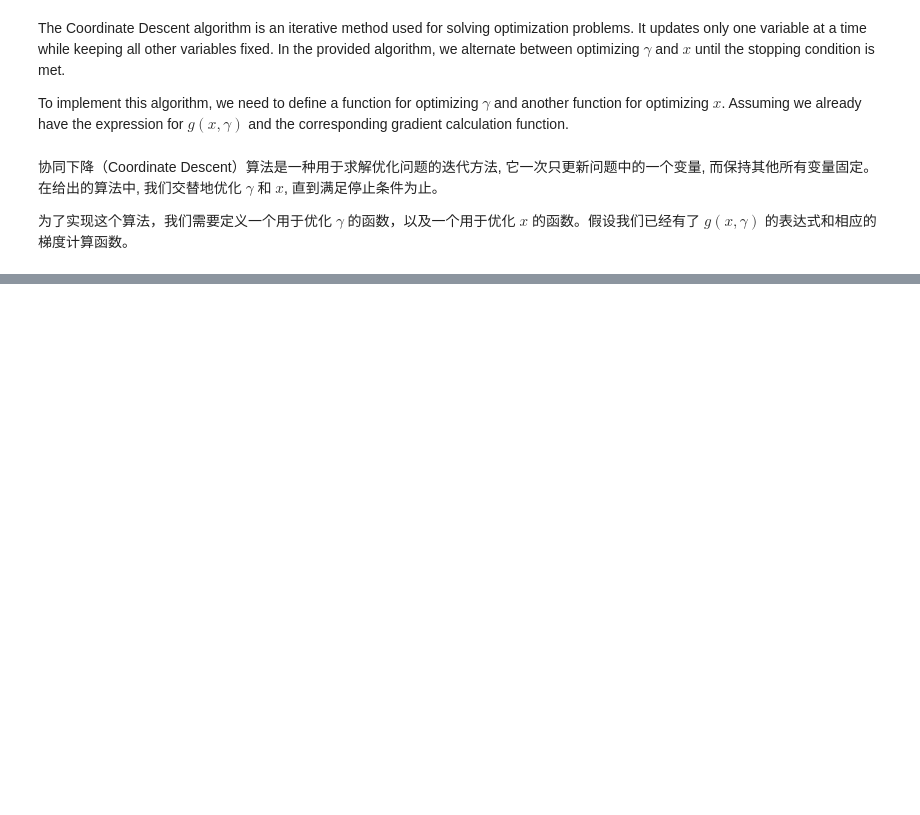
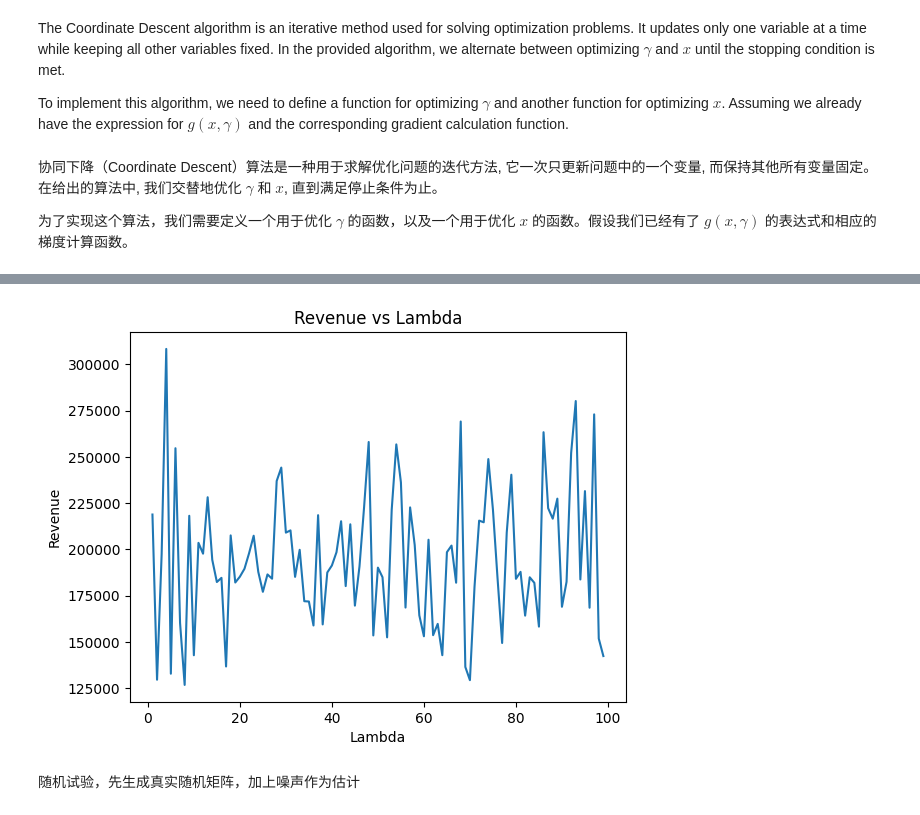
Before and after one commit to GithubofRuZhang/Algorithm-Robust-Quadratic-Programming-for-Price-Optimization, a Jupyter notebook: Robust_Quadratic_Programming_for_Price_Optimization.ipynb, the cells around one changed output, grey strips where cells are left out. Saved outputs shown, nothing was run; the diff lists cells and outputs as text; code cells hidden in the pictures; blank space fills up the shorter version.

```diff
--- a/Robust_Quadratic_Programming_for_Price_Optimization.ipynb
+++ b/Robust_Quadratic_Programming_for_Price_Optimization.ipynb
@@ -666,3 +734,37 @@ Optimized x: [0.60565818 0.83783217 0.53165555 0.77711726 0.60196622 0.88799899
+# %%
+import numpy as np
+import matplotlib.pyplot as plt
+lambdaMax=100
+# 创建空列表来存储不同 lambda 下的 revenue
+revenues = []
+
+for lambda_ in range(1, lambdaMax):
+    # 调用coordinate_descent函数
+    tilde_x, tilde_gamma = coordinate_descent(Q_hat, L1, L2, lambda_, gamma_0=0.9997, delta=1e-6)
+    tilde_g = g(tilde_x, tilde_gamma)
+    v_x = np.concatenate([tilde_x[:M], np.ones(N - M)])
+    demand = A_hat @ v_x
+    revenue = tilde_x[:M] @ demand
+
+    # 将当前 lambda 下的 revenue 加入列表
+    revenues.append(revenue)
+
+    # print("Optimized x:", tilde_x[:M])
+    # print("Optimized gamma:", tilde_gamma)
+    # print("Demand:", demand)
+    # print("Optimized revenue:", revenue)
+    # print("---------------------------------------------")
+
+# 绘制折线图
+plt.plot(range(1, lambdaMax), revenues)
+plt.xlabel('Lambda')
+plt.ylabel('Revenue')
+plt.title('Revenue vs Lambda')
+plt.show()
+# %% [output]
+[figure, added]
+# %% [markdown]
+随机试验，先生成真实随机矩阵，加上噪声作为估计
 # %%
 import numpy as np
 
```
Also changed, not shown: parts of 6 cells of this notebook.
